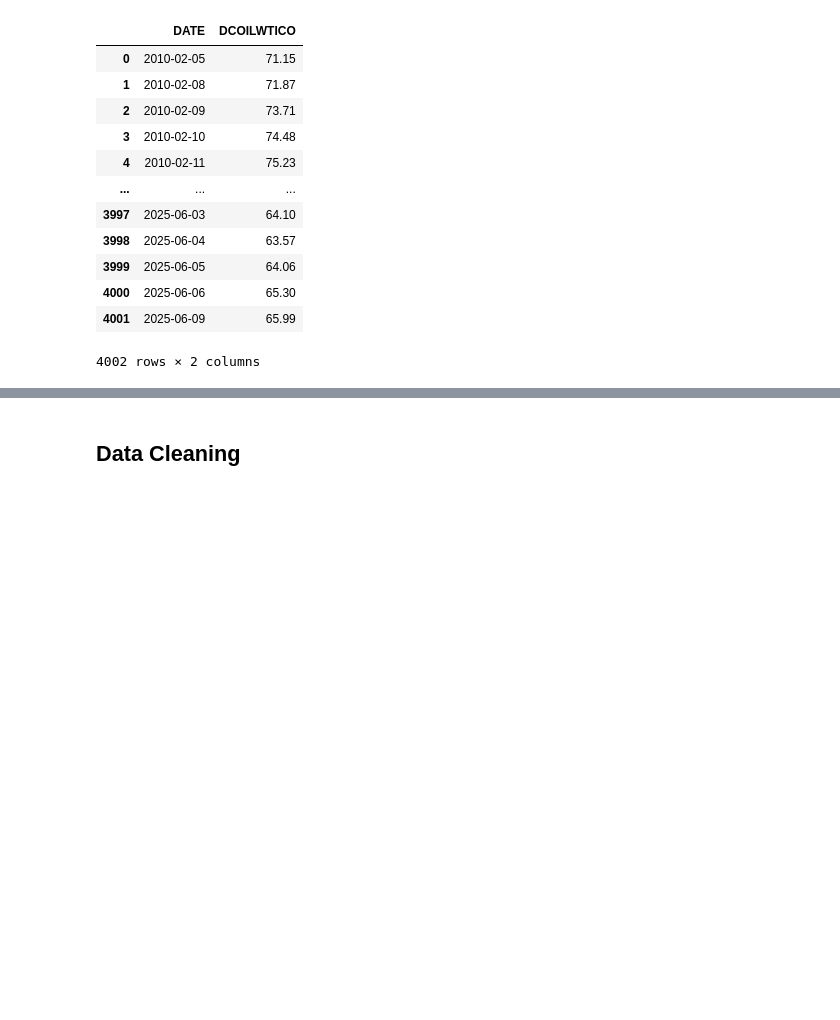
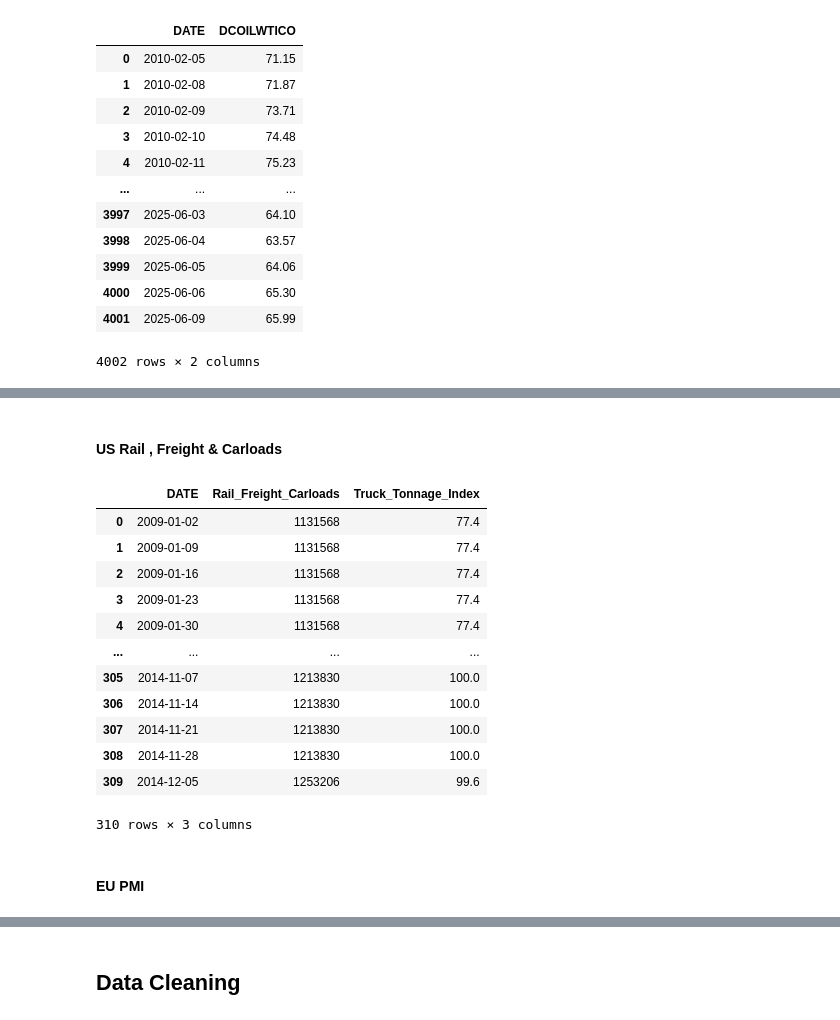
Before and after one commit to JorgeMMLRodrigues/ml_walmart_price, a Jupyter notebook: main.ipynb, the cells around one changed output, grey strips where cells are left out. Saved outputs shown, nothing was run; the diff lists cells and outputs as text; code cells hidden in the pictures; blank space fills up the shorter version.

```diff
--- a/main.ipynb
+++ b/main.ipynb
@@ -829,0 +1186,2 @@ df_us_oil_price
+# %% [markdown]
+#### US Rail , Freight & Carloads
@@ -829,0 +1215,19 @@ df_us_oil_price
+# %%
+df_us_rail_freight_carloads = pd.read_csv('csv_files/idea_csv/df_us_rail_freight_carloads.csv')
+df_us_rail_freight_carloads
+# %% [output]
+|  | DATE | Rail_Freight_Carloads | Truck_Tonnage_Index |
+| 0 | 2009-01-02 | 1131568 | 77.4 |
+| 1 | 2009-01-09 | 1131568 | 77.4 |
+| 2 | 2009-01-16 | 1131568 | 77.4 |
+| 3 | 2009-01-23 | 1131568 | 77.4 |
+| 4 | 2009-01-30 | 1131568 | 77.4 |
+| ... | ... | ... | ... |
+| 305 | 2014-11-07 | 1213830 | 100.0 |
+| 306 | 2014-11-14 | 1213830 | 100.0 |
+| 307 | 2014-11-21 | 1213830 | 100.0 |
+| 308 | 2014-11-28 | 1213830 | 100.0 |
+| 309 | 2014-12-05 | 1253206 | 99.6 |
+310 rows × 3 columns
+# %% [markdown]
+#### EU PMI
```
Also changed, not shown: parts of 82 cells of this notebook, 1 other file.
